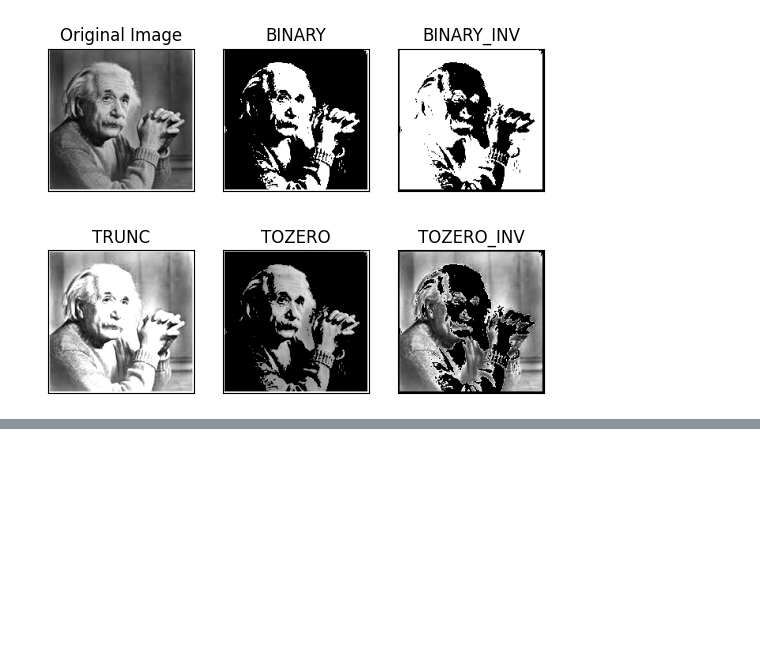
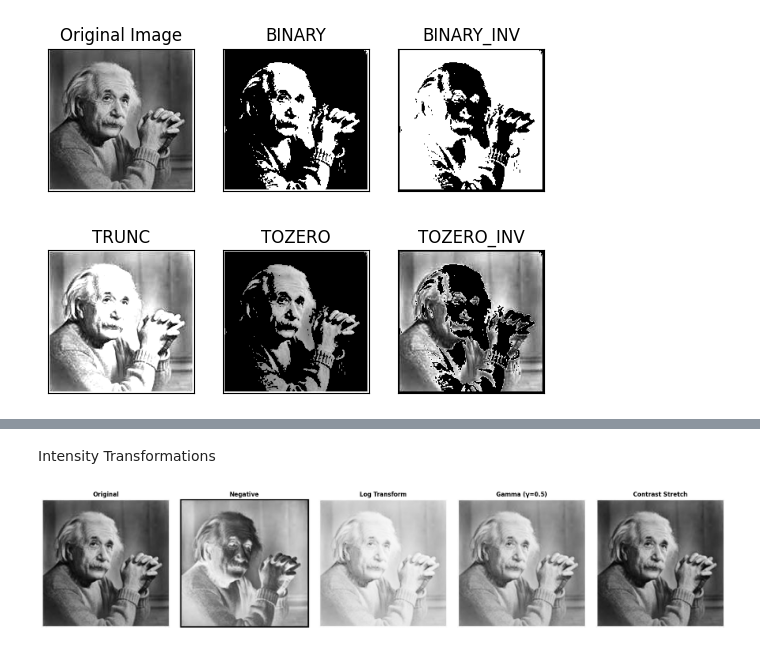
Before and after one commit to RedDragonX-7/ImageProcessing, a Jupyter notebook: lab2.ipynb, the cells around one changed output, grey strips where cells are left out. Drawn from its saved outputs; the diff is of its cells as text; code cells hidden in the pictures; blank space fills up the shorter version.

```diff
--- a/lab2.ipynb
+++ b/lab2.ipynb
@@ -58,0 +142,31 @@ plt.show()
+# %% [markdown]
+Intensity Transformations
+# %%
+def intensity_transformations(img):
+    img = img.astype(np.float64)
+    L = 256
+
+    negative = L - 1 - img
+
+    c = (L - 1) / np.log(1 + np.max(img))
+    log_img = c * np.log(1 + img)
+
+    gamma = 0.5
+    gamma_img = (img / 255.0) ** gamma * 255
+
+    r_min, r_max = img.min(), img.max()
+    contrast = (img - r_min) / (r_max - r_min) * 255
+
+    show(
+        [img.astype(np.uint8),
+         negative.astype(np.uint8),
+         log_img.astype(np.uint8),
+         gamma_img.astype(np.uint8),
+         contrast.astype(np.uint8)],
+        ['Original', 'Negative', 'Log Transform', f'Gamma (γ={gamma})', 'Contrast Stretch'],
+        figsize=(20, 4)
+    )
+
+intensity_transformations(img_gray)
+# %% [output]
+[figure, added]
```
Also changed, not shown: parts of 12 cells of this notebook.
